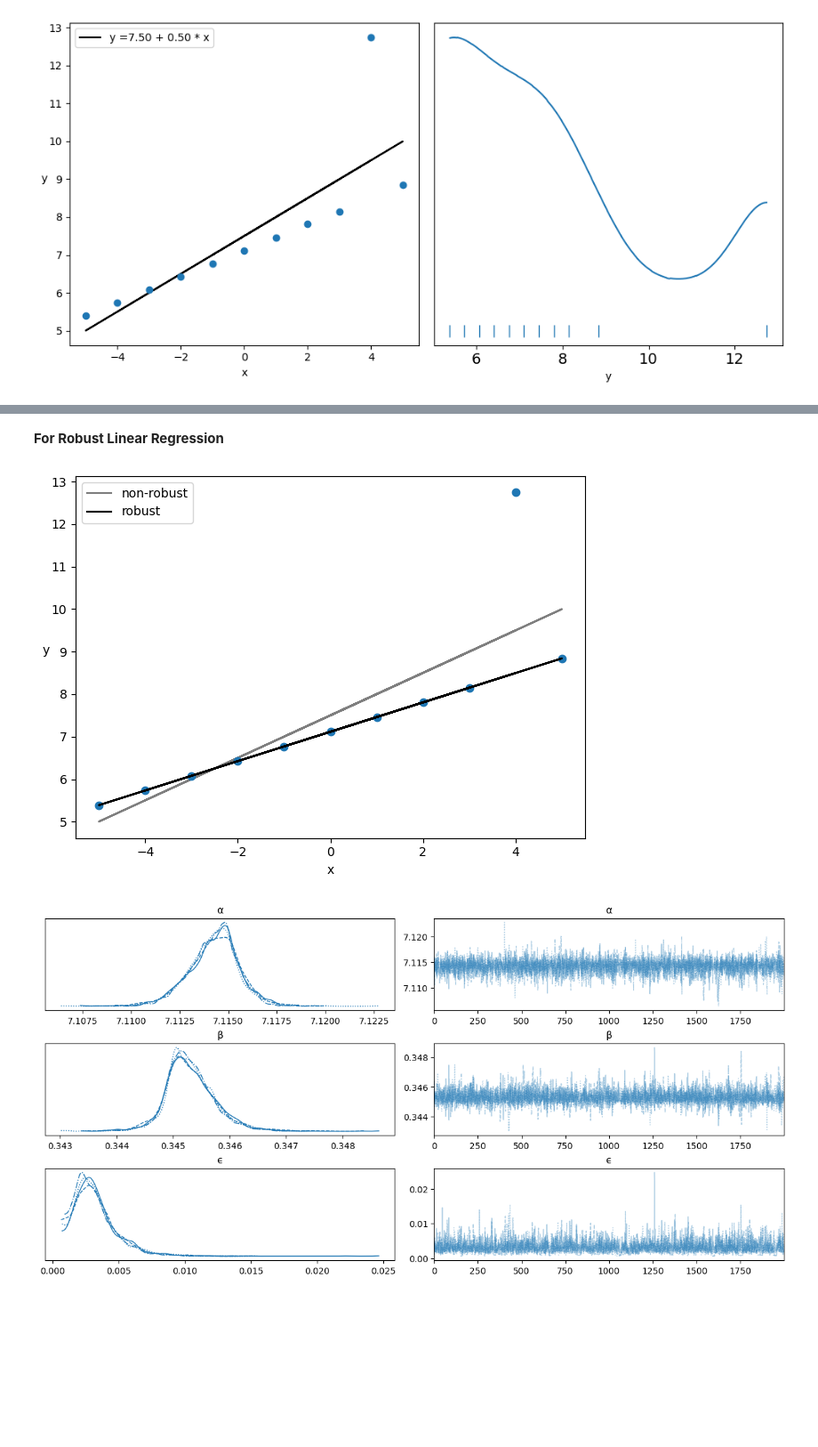
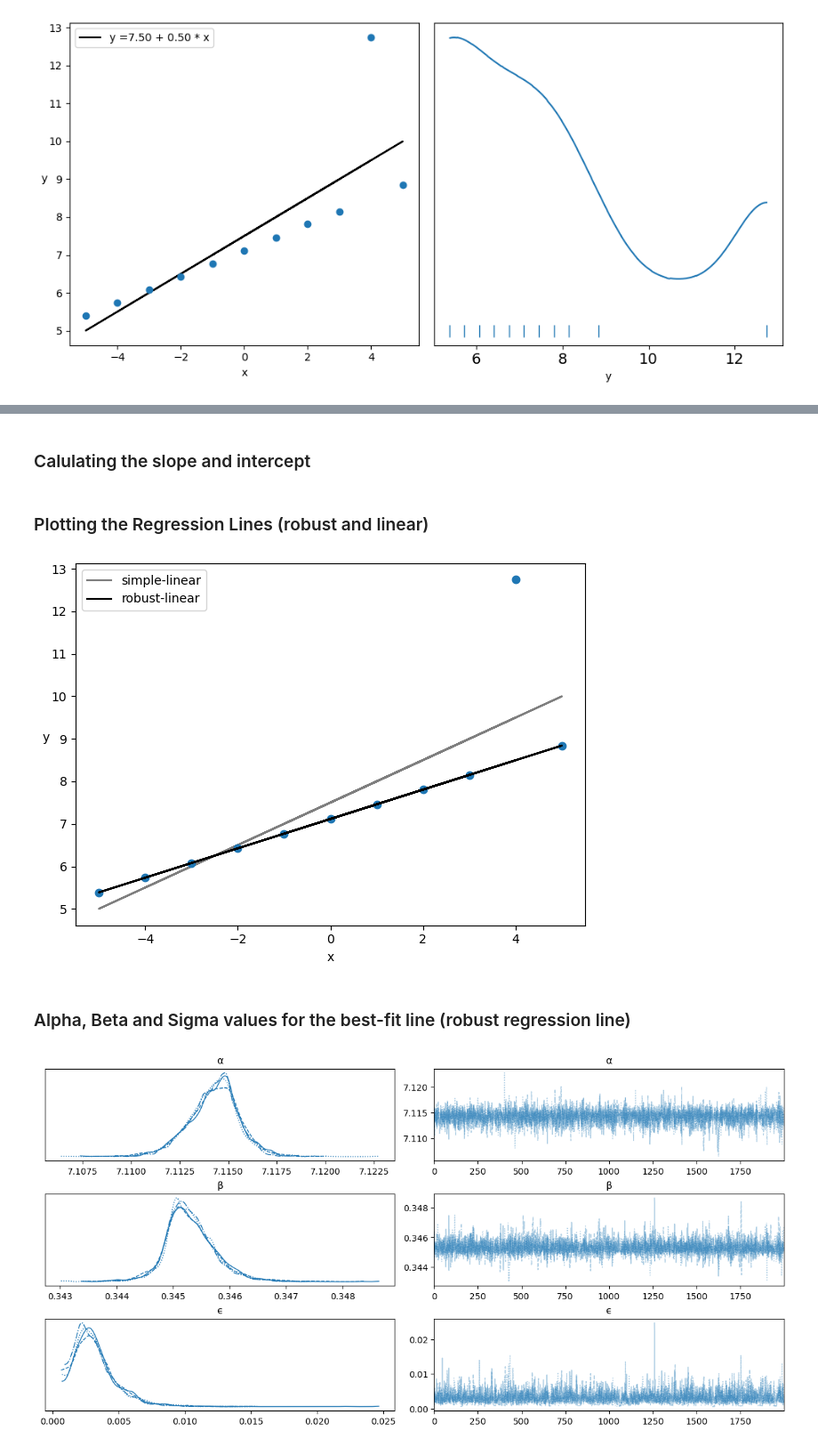
Before and after one commit to AhmadHassan71/statistical-modeling-using-pymc3, a Jupyter notebook: Workshops/Workshop7/Workshop7.ipynb, the cells around one changed output, grey strips where cells are left out. Shown: that part at 89% size. Drawn from its saved outputs; the diff is of its cells as text; code cells hidden in the pictures; blank space fills up the shorter version.

```diff
--- a/Workshops/Workshop7/Workshop7.ipynb
+++ b/Workshops/Workshop7/Workshop7.ipynb
@@ -73,20 +80,25 @@ The number of effective samples is smaller than 25% for some parameters.
-# %% [markdown]
-**For Robust Linear Regression**
+# %% [markdown]
+### Calulating the slope and intercept
 # %%
 # Plotting the Robust regression line and Comparing to our previous plot of Simple Linear Regression
 
 beta_c, alpha_c = stats.linregress(x_3, y_3)[:2]       # calculating the slope and intercept of robust linear regression
-plt.plot(x_3, (alpha_c + beta_c * x_3), 'k', label='non-robust', alpha=0.5)
-plt.plot(x_3, y_3, 'C0o')
 alpha_m = trace_t['α'].mean()
 beta_m = trace_t['β'].mean()
-plt.plot(x_3, alpha_m + beta_m * x_3, c='k', label='robust')
-plt.xlabel('x')
-plt.ylabel('y', rotation=0)
-plt.legend(loc=2)
-plt.tight_layout()
-# %% [output]
-[figure, removed]
+# %% [markdown]
+### Plotting the Regression Lines (robust and linear)
+# %%
+plt.plot(x_3, (alpha_c + beta_c * x_3), 'k', label='simple-linear', alpha=0.5)
+plt.plot(x_3, y_3, 'C0o')
+plt.plot(x_3, alpha_m + beta_m * x_3, c='k', label='robust-linear')
+plt.xlabel('x')
+plt.ylabel('y', rotation=0)
+plt.legend(loc=2)
+plt.tight_layout()
+# %% [output]
+[figure, added]
+# %% [markdown]
+### Alpha, Beta and Sigma values for the best-fit line (robust regression line)
 # %%
 pm.traceplot(trace_t, var_names=['α', 'β', 'ϵ'])
 plt.show()
```
Also changed, not shown: parts of 10 cells of this notebook.
